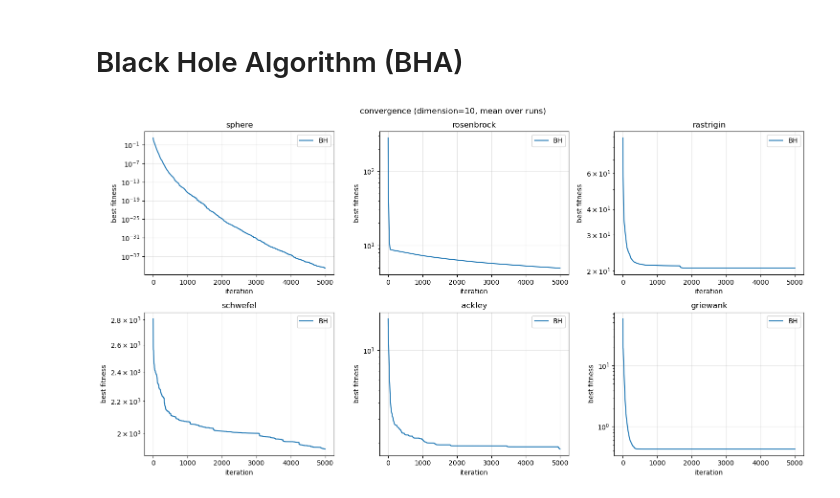
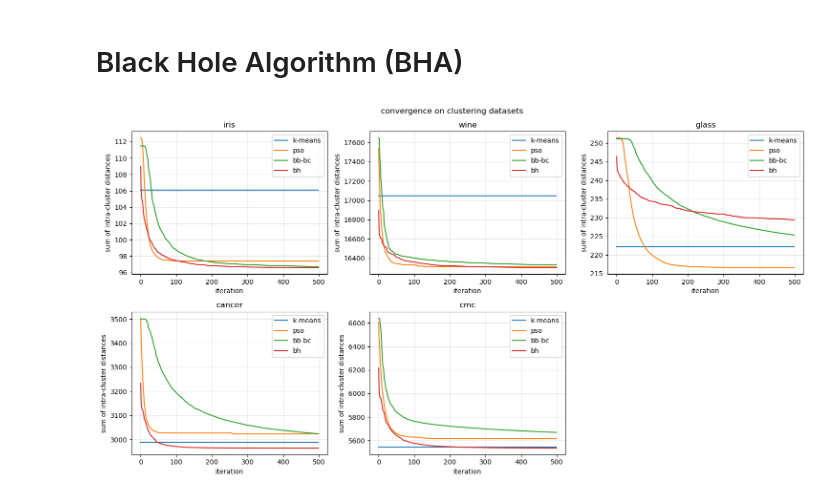
Before and after one commit to luca7ok/Black-Hole-Algorithm, a Jupyter notebook: main.ipynb, the cells around one changed output. Drawn from its saved outputs; the diff is of its cells as text; code cells hidden in the pictures.

Commit message:
change from nlp to data clustering

```diff
--- a/main.ipynb
+++ b/main.ipynb
@@ -158,23 +191,22 @@ def run_benchmarks(benchmarks, algorithms, dimension, max_iterations=5000, pop_s
 
     return results, convergences
 # %%
-def plot_convergence(benchmarks, convergences, dimension, log_scale=True):
-    func_names = list(benchmarks.keys())
-    n = len(func_names)
+def plot_convergence(dataset_names, convergences, log_scale=False):
+    n = len(dataset_names)
     cols = 3
     rows = (n + cols - 1) // cols
     fig, axes = plt.subplots(rows, cols, figsize=(5 * cols, 4 * rows))
     axes = axes.flatten()
 
-    for idx, func_name in enumerate(func_names):
+    for idx, dataset_name in enumerate(dataset_names):
         ax = axes[idx]
         for algo_name, fn_dict in convergences.items():
-            runs = fn_dict[func_name]
+            runs = fn_dict[dataset_name]
             mean_curve = [sum(c) / len(c) for c in zip(*runs)]
             ax.plot(mean_curve, label=algo_name)
-        ax.set_title(func_name)
+        ax.set_title(dataset_name)
         ax.set_xlabel("iteration")
-        ax.set_ylabel("best fitness")
+        ax.set_ylabel("sum of intra-cluster distances")
         if log_scale:
             ax.set_yscale("log")
         ax.legend()
@@ -183,30 +215,41 @@ def plot_convergence(benchmarks, convergences, dimension, log_scale=True):
     for j in range(n, len(axes)):
         axes[j].axis("off")
 
-    fig.suptitle(f"convergence (dimension={dimension}, mean over runs)")
+    fig.suptitle("convergence on clustering datasets")
     fig.tight_layout()
-    fig.savefig(f"convergence_{dimension}.png", dpi=150)
+    fig.savefig("convergence.png", dpi=150)
 # %%
 def main():
-    dimension = 10
+    dataset_names = ["iris", "wine", "glass", "cancer", "cmc"]
+    algorithms = {
+        "k-means": kmeans_algorithm,
+        "pso": pso_algorithm,
+        "bb-bc": bb_bc_algorithm,
+        "bh": black_hole_algorithm
+    }
+    max_iterations, pop_size, num_runs = 500, 30, 30
 
-    benchmarks = {
-        'sphere': (evaluate_sphere, -5.12, 5.12),
-        'rosenbrock': (evaluate_rosenbrock, -2.048, 2.048),
-        'rastrigin': (evaluate_rastrigin, -5.12, 5.12),
-        'schwefel': (evaluate_schwefel, -500, 500),
-        'ackley': (evaluate_ackley, -32.768, 32.768),
-        'griewank': (evaluate_griewank, -600, 600)
-    }
+    start_time = time.perf_counter()
 
-    algorithms = {
-        'BH': black_hole_algorithm
-    }
+    results, convergences = run_benchmarks(
+        dataset_names, algorithms,
+        max_iterations=max_iterations, pop_size=pop_size, num_runs=num_runs,
+    )
 
-    results, convergences = run_benchmarks(benchmarks, algorithms, dimension)
-    save_data(results, dimension)
-    plot_convergence(benchmarks, convergences, dimension)
+    end_time = time.perf_counter()
+    total_execution_time = end_time - start_time
 
-main()
+    hours = int(total_execution_time // 3600)
+    minutes = int((total_execution_time % 3600) // 60)
+    seconds = total_execution_time % 60
+
+    total_execution_time_string = f'{hours}h {minutes}m {seconds:.4f}s'
+
+    save_data(results, dataset_names, max_iterations, pop_size, num_runs, total_execution_time_string)
+
+    plot_convergence(dataset_names, convergences)
+
+if __name__ == "__main__":
+    main()
 # %% [output]
-[figure, old version]
+[figure, new version]
```
Also changed, not shown: parts of 18 cells of this notebook.
